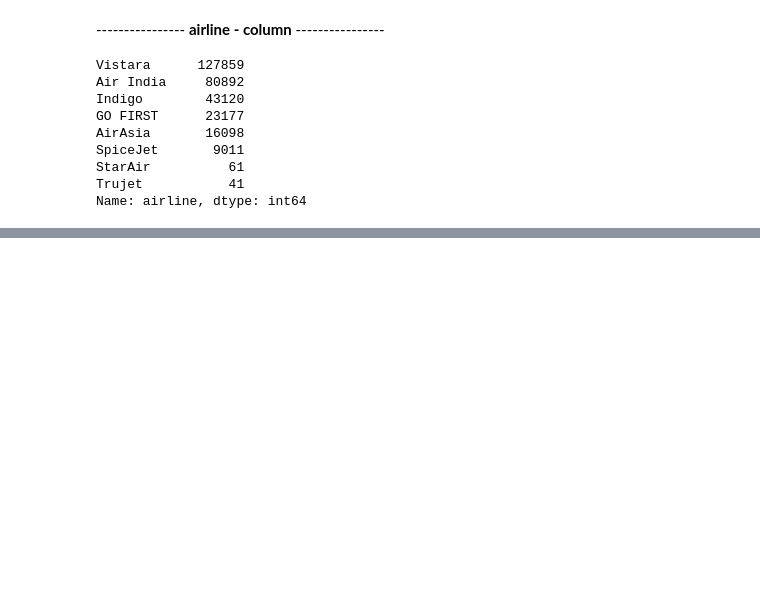
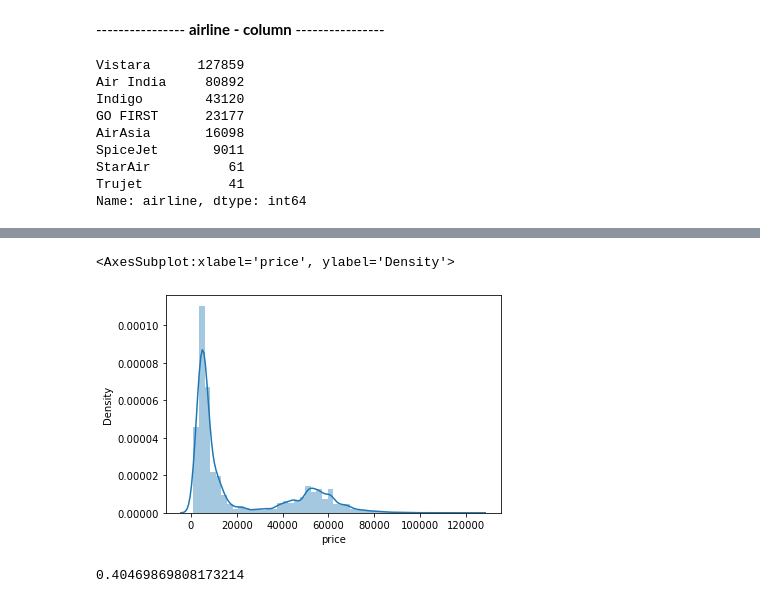
Before and after one commit to pv05/techstack_intership, a Jupyter notebook: flightdata/Untitled1.ipynb, the cells around one changed output, grey strips where cells are left out. Drawn from its saved outputs; the diff is of its cells as text; code cells hidden in the pictures; blank space fills up the shorter version.

```diff
--- a/flightdata/Untitled1.ipynb
+++ b/flightdata/Untitled1.ipynb
@@ -304,0 +337,9 @@ Name: airline, dtype: int64
+# %%
+sns.distplot(data['price'])
+# %% [output]
+<AxesSubplot:xlabel='price', ylabel='Density'>
+[figure, added]
+# %%
+np.log(data['price']).skew()  # skewness lies faily distributed
+# %% [output]
+0.40469869808173214
```
Also changed, not shown: parts of 13 cells of this notebook.
